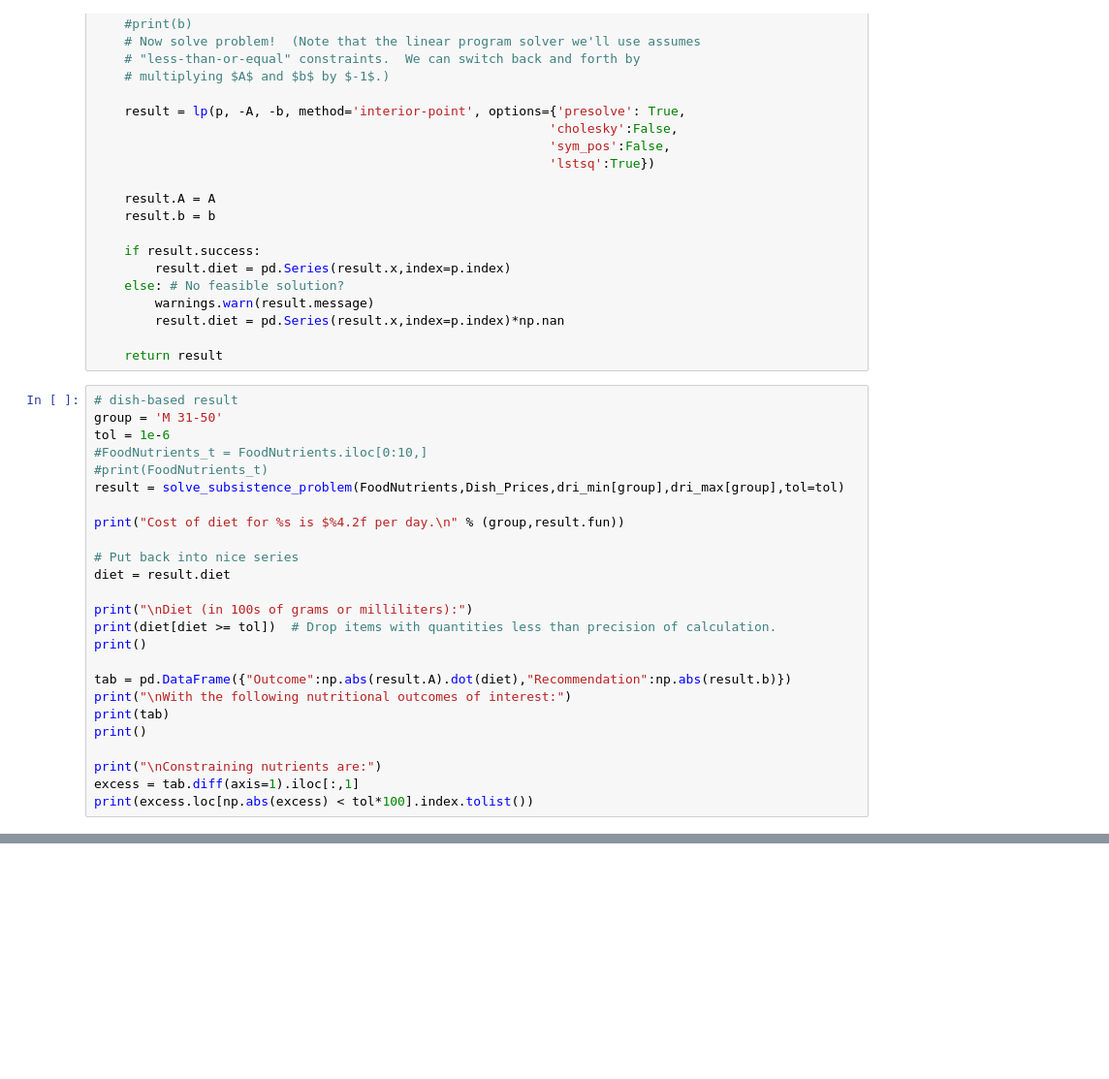
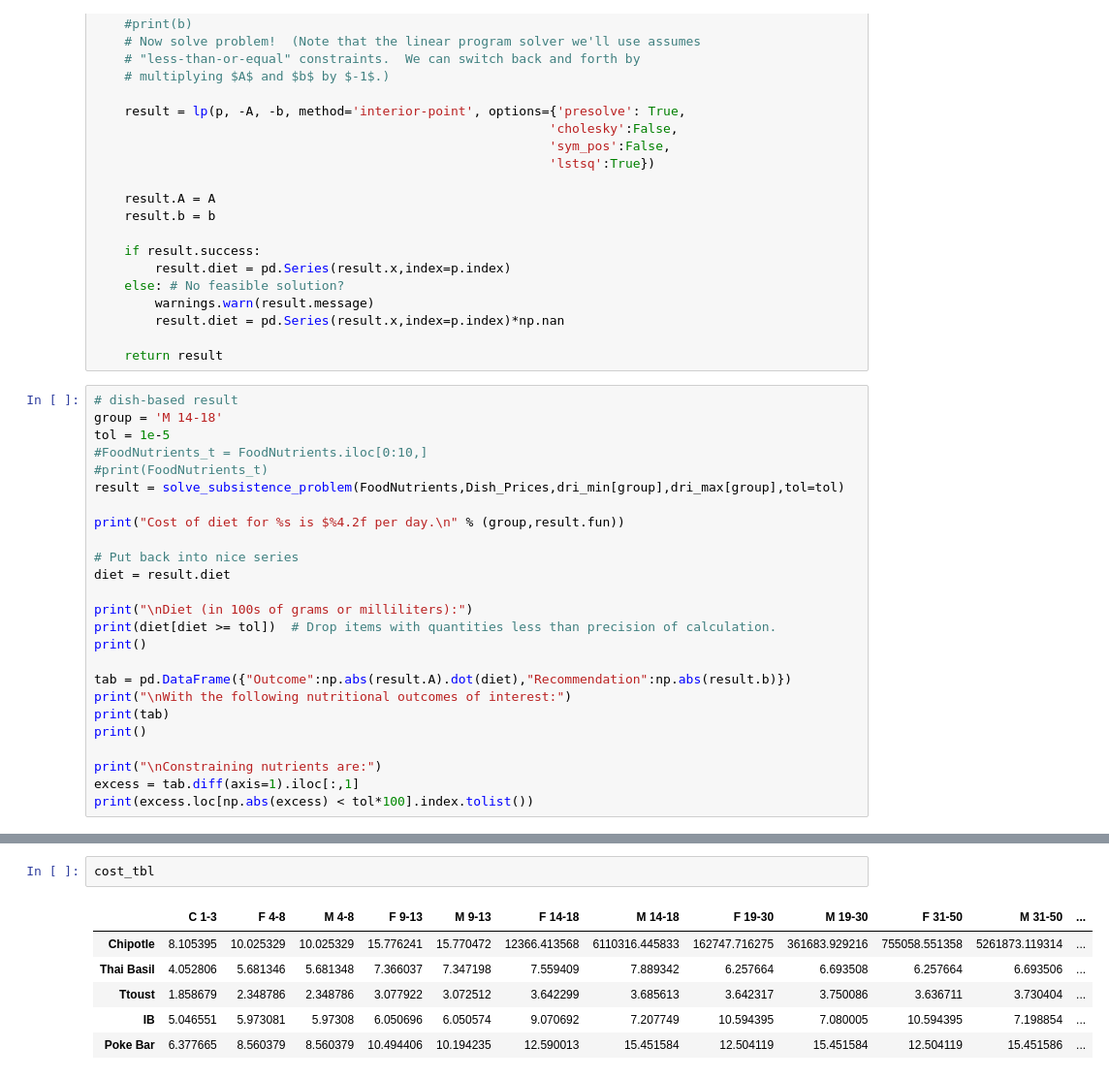
Before and after one commit to HoshiaiP/EEP153Atwater, a Jupyter notebook: Project2.ipynb, the cells around one changed output, grey strips where cells are left out. Shown at 97% size. Saved outputs shown, nothing was run; the diff lists cells and outputs as text; blank space fills up the shorter version.

```diff
--- a/Project2.ipynb
+++ b/Project2.ipynb
@@ -411,8 +395,8 @@ def solve_subsistence_problem(FoodNutrients,Prices,dietmin,dietmax,max_weight=No
     return result
 # %%
 # dish-based result
-group = 'M 31-50'
-tol = 1e-6
+group = 'M 14-18'
+tol = 1e-5
 #FoodNutrients_t = FoodNutrients.iloc[0:10,]
 #print(FoodNutrients_t)
 result = solve_subsistence_problem(FoodNutrients,Dish_Prices,dri_min[group],dri_max[group],tol=tol)
@@ -500,0 +689,9 @@ Constraining nutrients are:
+# %%
+cost_tbl
+# %% [output]
+|  | C 1-3 | F 4-8 | M 4-8 | F 9-13 | M 9-13 | F 14-18 | M 14-18 | F 19-30 | M 19-30 | F 31-50 | M 31-50 | ... |
+| Chipotle | 8.105395 | 10.025329 | 10.025329 | 15.776241 | 15.770472 | 12366.413568 | 6110316.445833 | 162747.716275 | 361683.929216 | 755058.551358 | 5261873.119314 | ... |
+| Thai Basil | 4.052806 | 5.681346 | 5.681348 | 7.366037 | 7.347198 | 7.559409 | 7.889342 | 6.257664 | 6.693508 | 6.257664 | 6.693506 | ... |
+| Ttoust | 1.858679 | 2.348786 | 2.348786 | 3.077922 | 3.072512 | 3.642299 | 3.685613 | 3.642317 | 3.750086 | 3.636711 | 3.730404 | ... |
+| IB | 5.046551 | 5.973081 | 5.97308 | 6.050696 | 6.050574 | 9.070692 | 7.207749 | 10.594395 | 7.080005 | 10.594395 | 7.198854 | ... |
+| Poke Bar | 6.377665 | 8.560379 | 8.560379 | 10.494406 | 10.194235 | 12.590013 | 15.451584 | 12.504119 | 15.451584 | 12.504119 | 15.451586 | ... |
```
Also changed, not shown: parts of 16 cells of this notebook.
